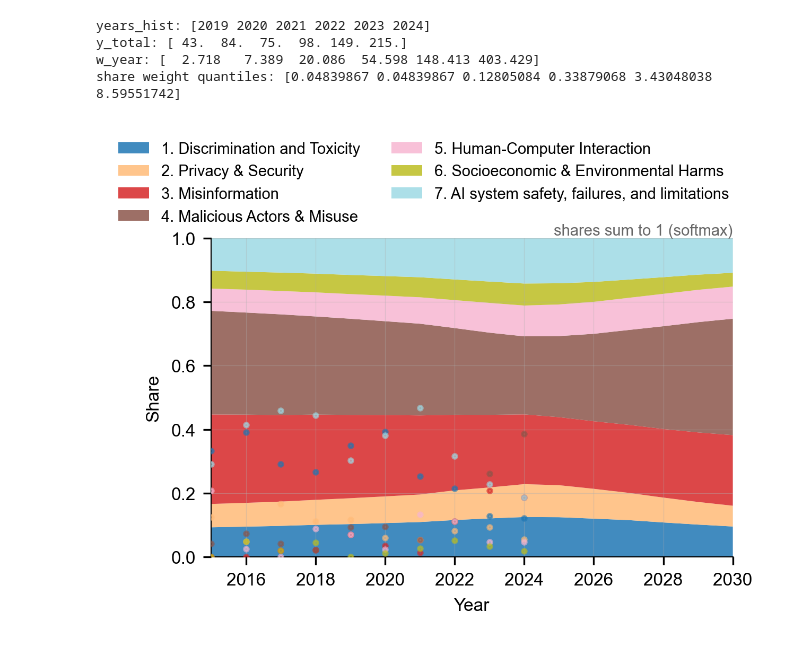
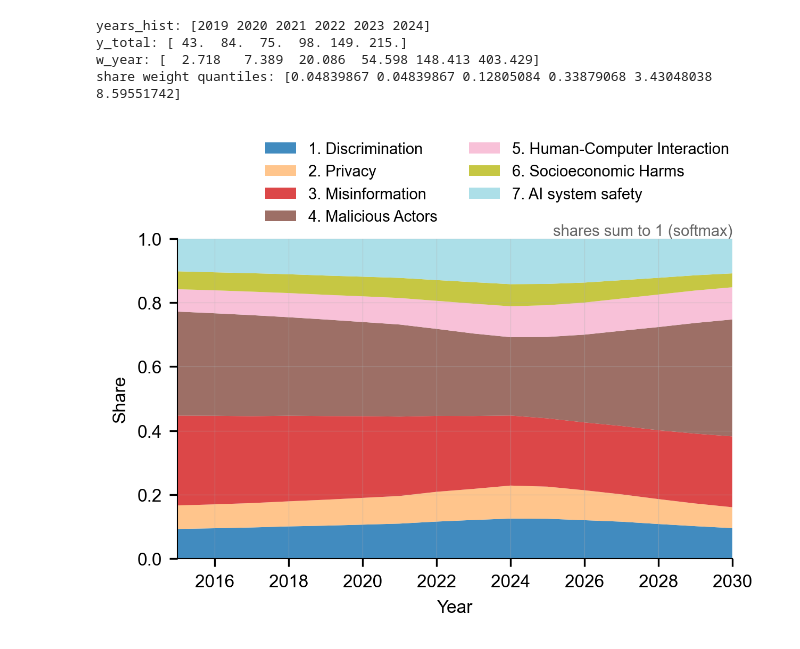
Before and after one commit to cluebbers/ai-incident-forecasting, a Jupyter notebook: src/logistic_regression_diagram.ipynb, the cells around one changed output. Saved outputs shown, nothing was run; the diff lists cells and outputs as text; code cells hidden in the pictures.

Commit message:
got 1st draft of logistic regression diagram

```diff
--- a/src/logistic_regression_diagram.ipynb
+++ b/src/logistic_regression_diagram.ipynb
@@ -51,14 +51,31 @@ years_hist: [2019 2020 2021 2022 2023 2024]
 y_total: [ 43.  84.  75.  98. 149. 215.]
 w_year: [  2.718   7.389  20.086  54.598 148.413 403.429]
 share weight quantiles: [0.04839867 0.04839867 0.12805084 0.33879068 3.43048038 8.59551742]
+# %%
+rename_risk_domains = {"1. Discrimination and Toxicity" : "1. Discrimination",
+ "2. Privacy & Security" : "2. Privacy",
+ "3. Misinformation" : "3. Misinformation",
+ "4. Malicious Actors & Misuse" : "4. Malicious Actors",
+ "5. Human-Computer Interaction" : "5. Human-Computer Interaction",
+ "6. Socioeconomic & Environmental Harms" : "6. Socioeconomic Harms",
+ "7. AI system safety, failures, and limitations" : "7. AI system safety"
+ }
+
+res_rd.fore_df = res_rd.fore_df.rename(columns=rename_risk_domains)
+res_rd.fore_lo = res_rd.fore_lo.rename(columns=rename_risk_domains)
+res_rd.fore_hi = res_rd.fore_hi.rename(columns=rename_risk_domains)
+res_rd.actual_by_year_full = res_rd.actual_by_year_full.rename(columns=rename_risk_domains)
+res_rd.actual_by_ym = res_rd.actual_by_ym.rename(columns=rename_risk_domains)
+res_rd.cats = [rename_risk_domains.get(c, c) for c in res_rd.cats]
 # %%
-plot_total_panel_logistic_regression(res_rd,x_min=2015,
+plot_total_panel_logistic_regression(res_rd, x_min=2015,
                         x_max=2030,
                         show_uncertainty=False,
                         figsize=(4.25, 3.25),
                         legend_loc="lower right",
-                        note_pos=(1,1),
-                        legend_outside=True
+                        note_pos=(1, 1),
+                        legend_outside=True,
+                        show_empirical_markers=False
                         )
 # %% [output]
-[figure, old version]
+[figure, new version]
```
Also changed, not shown: 1 other file.
